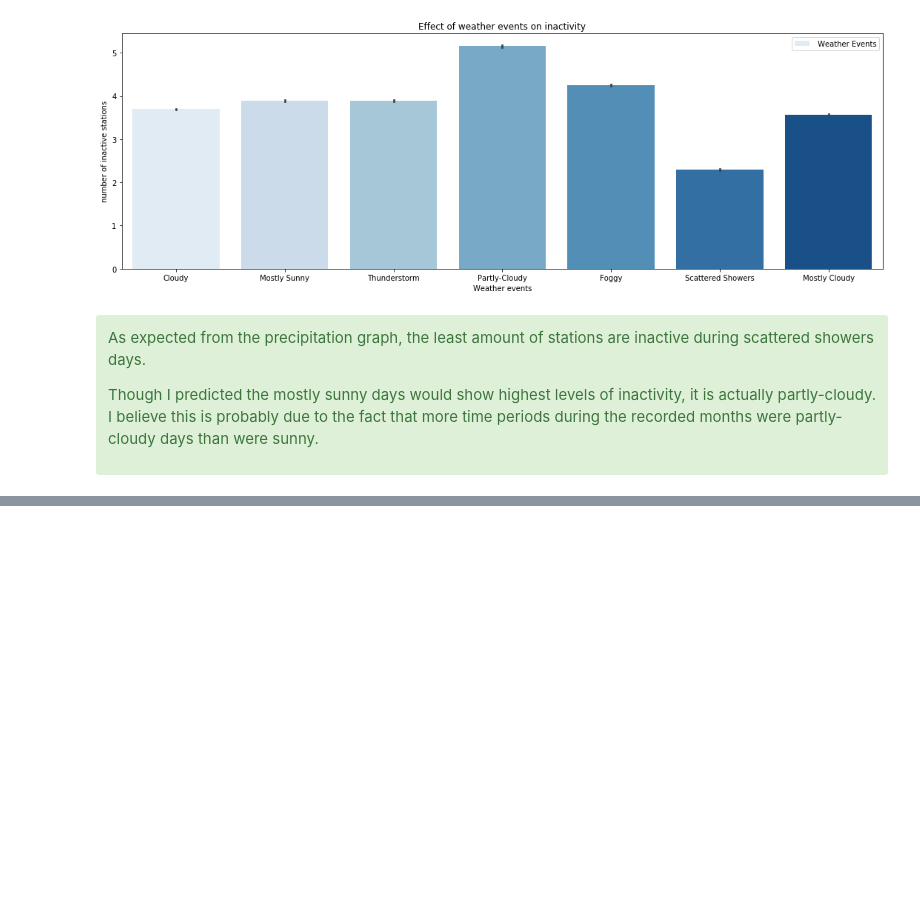
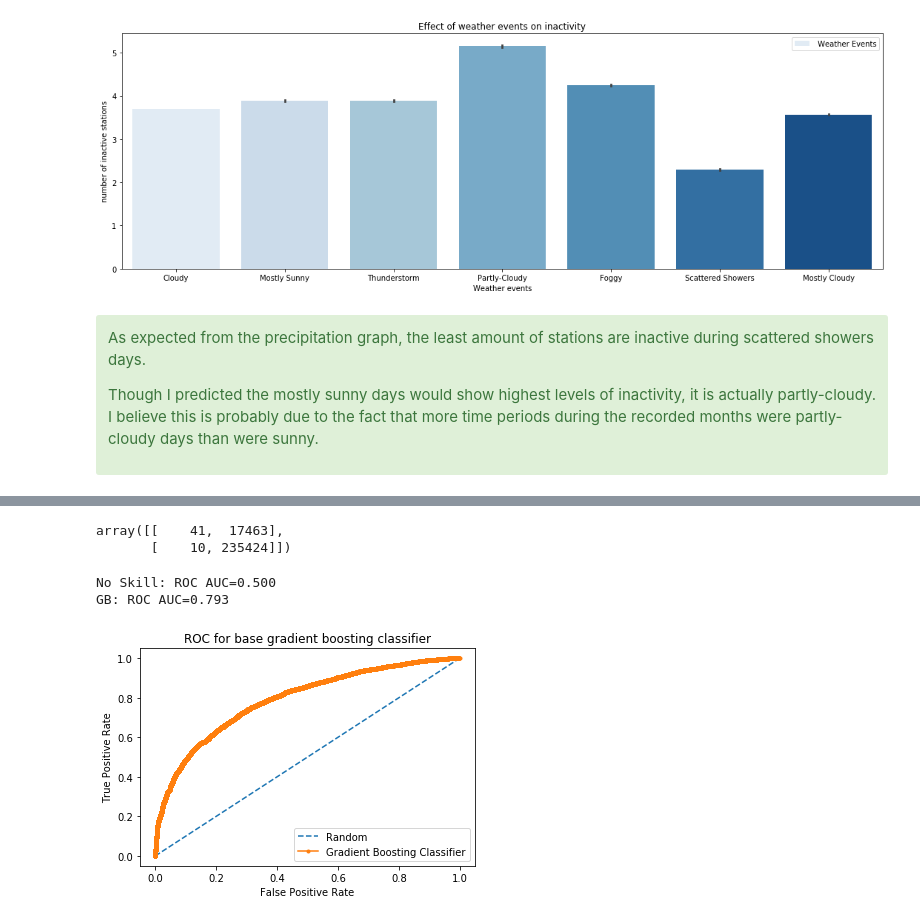
Before and after one commit to jillrosow/Austin-BCycle, a Jupyter notebook: SB-Capstone 2.ipynb, the cells around one changed output, grey strips where cells are left out. Drawn from its saved outputs; the diff is of its cells as text; code cells hidden in the pictures; blank space fills up the shorter version.

```diff
--- a/SB-Capstone 2.ipynb
+++ b/SB-Capstone 2.ipynb
@@ -348,0 +654,9 @@ plt.legend()
+# %%
+# i think i need to drop the bikes and docks columns as well since they are good predictors
+# and we wouldnt have this information?
+test = df.copy()
+test.drop(['bikes', 'docks', 'station_id'], axis=1, inplace=True)
+
+X = test.drop('active_status', axis=1)
+y = test['active_status']
+X_train, X_test, y_train, y_test = train_test_split(X,y, test_size=0.30, random_state=0)
@@ -348,0 +739,6 @@ plt.legend()
+# %%
+# pick gradient boosting classifier as best
+clf = GradientBoostingClassifier(verbose=True)
+clf.fit(X_train, y_train)
+print('Train Score:', round(clf.score(X_train,y_train),3))
+print('Test Score:', round(clf.score(X_test,y_test),3))
@@ -348,0 +774,38 @@ plt.legend()
+# %%
+# look at true positives and true negative
+confusion_matrix(y_test, clf.predict(X_test))
+# %% [output]
+array([[    41,  17463],
+       [    10, 235424]])
+# %%
+# generate a no ticket prediction (majority class)
+ns_probs = [0 for _ in range(len(y_test))]
+
+# predict probabilities
+lr_probs = clf.predict_proba(X_test)
+# keep probabilities for the positive outcome (ticket) only
+lr_probs = lr_probs[:, 1]
+# calculate scores
+ns_auc = roc_auc_score(y_test, ns_probs)
+lr_auc = roc_auc_score(y_test, lr_probs)
+# summarize scores
+print('No Skill: ROC AUC=%.3f' % (ns_auc))
+print('GB: ROC AUC=%.3f' % (lr_auc))
+# calculate roc curves
+ns_fpr, ns_tpr, _ = roc_curve(y_test, ns_probs)
+lr_fpr, lr_tpr, _ = roc_curve(y_test, lr_probs)
+# plot the roc curve for the model
+plt.plot(ns_fpr, ns_tpr, linestyle='--', label='Random')
+plt.plot(lr_fpr, lr_tpr, marker='.', label='Gradient Boosting Classifier')
+# axis labels
+plt.xlabel('False Positive Rate')
+plt.ylabel('True Positive Rate')
+plt.title('ROC for base gradient boosting classifier')
+# show the legend
+plt.legend()
+# show the plot
+plt.show()
+# %% [output]
+No Skill: ROC AUC=0.500
+GB: ROC AUC=0.793
+[figure, added]
```
Also changed, not shown: parts of 64 cells of this notebook.
